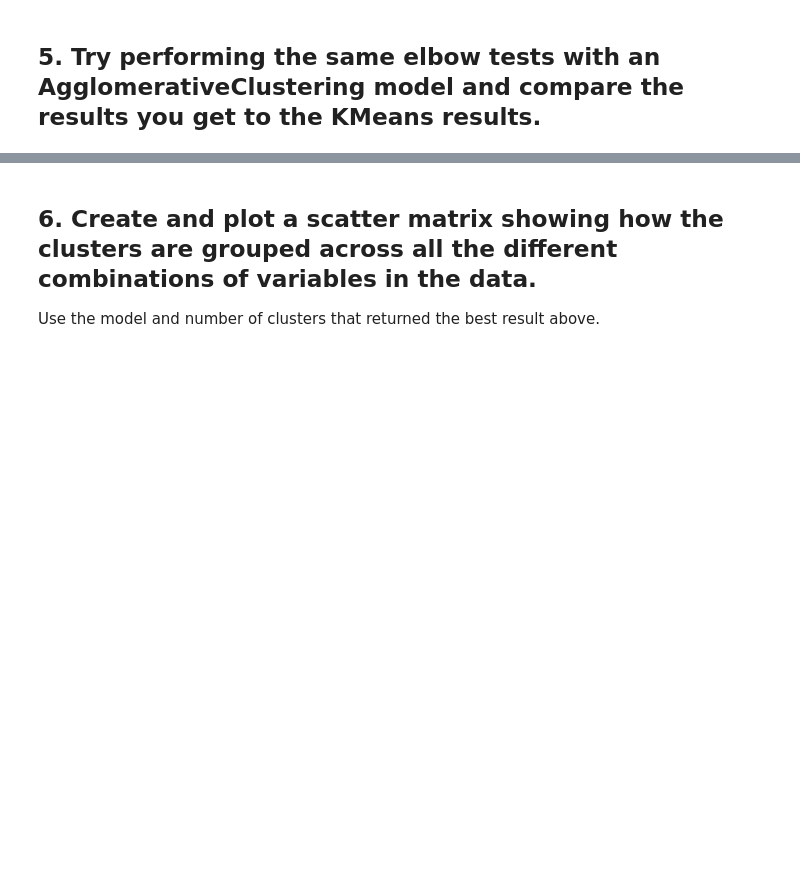
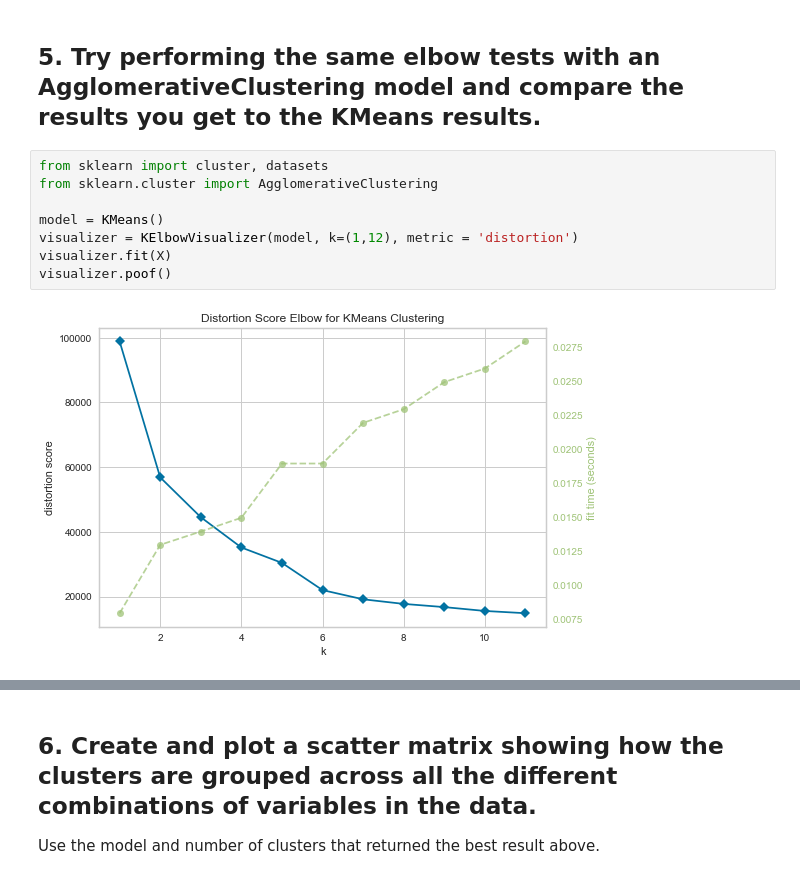
Before and after one commit to alejandrofrank/datamad0119, a Jupyter notebook: module-3/lab-unsupervised-learning-evaluation/your-code/main.ipynb, the cells around one changed output, grey strips where cells are left out. Saved outputs shown, nothing was run; the diff lists cells and outputs as text; blank space fills up the shorter version.

```diff
--- a/module-3/lab-unsupervised-learning-evaluation/your-code/main.ipynb
+++ b/module-3/lab-unsupervised-learning-evaluation/your-code/main.ipynb
@@ -30,2 +80,12 @@ The Yellowbrick library has 3 metrics that you can plot using the `metric` param
 # %% [markdown]
 ## 5. Try performing the same elbow tests with an AgglomerativeClustering model and compare the results you get to the KMeans results.
+# %%
+from sklearn import cluster, datasets
+from sklearn.cluster import AgglomerativeClustering
+
+model = KMeans()
+visualizer = KElbowVisualizer(model, k=(1,12), metric = 'distortion')
+visualizer.fit(X)
+visualizer.poof()
+# %% [output]
+[figure, added]
```
Also changed, not shown: parts of 12 cells of this notebook.
